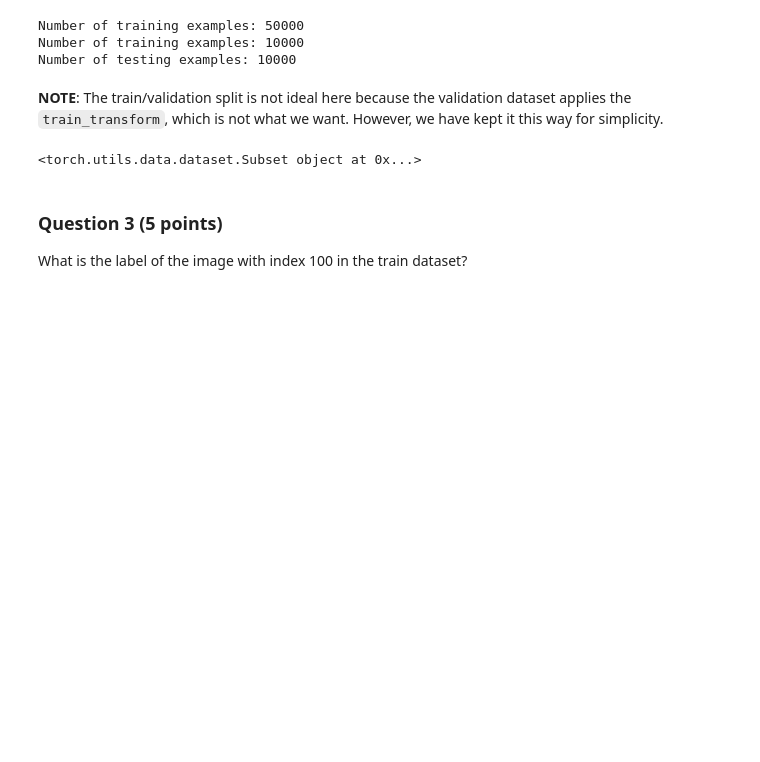
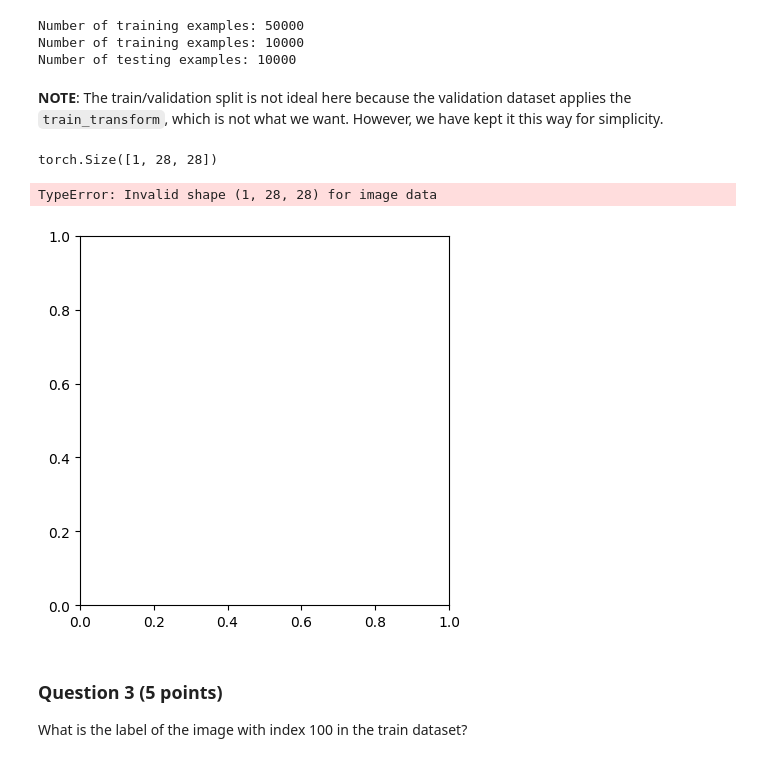
Before and after one commit to zhangwenhe1007/CPSC483, a Jupyter notebook: colab1.ipynb, the cells around one changed output. Cells and saved outputs as stored; diff of their text form; code cells hidden in the pictures; blank space fills up the shorter version.

```diff
--- a/colab1.ipynb
+++ b/colab1.ipynb
@@ -378,10 +378,19 @@ Number of training examples: 10000
 Number of testing examples: 10000
 # %% [markdown]
 **NOTE**: The train/validation split is not ideal here because the validation dataset applies the `train_transform`, which is not what we want. However, we have kept it this way for simplicity.
-# %%
-print(train_data)
-# %% [output]
-<torch.utils.data.dataset.Subset object at 0x...>
+# %%
+import matplotlib.pyplot as plt
+
+print(train_data[0][0][0].size())
+
+fig, ax = plt.subplots()
+im = ax.imshow(train_data[0][0])
+fig.tight_layout()
+plt.show()
+# %% [output]
+torch.Size([1, 28, 28])
+TypeError: Invalid shape (1, 28, 28) for image data
+[figure, added]
 # %% [markdown]
 ### Question 3 (5 points)
 
```
Also changed, not shown: parts of 8 cells of this notebook.
